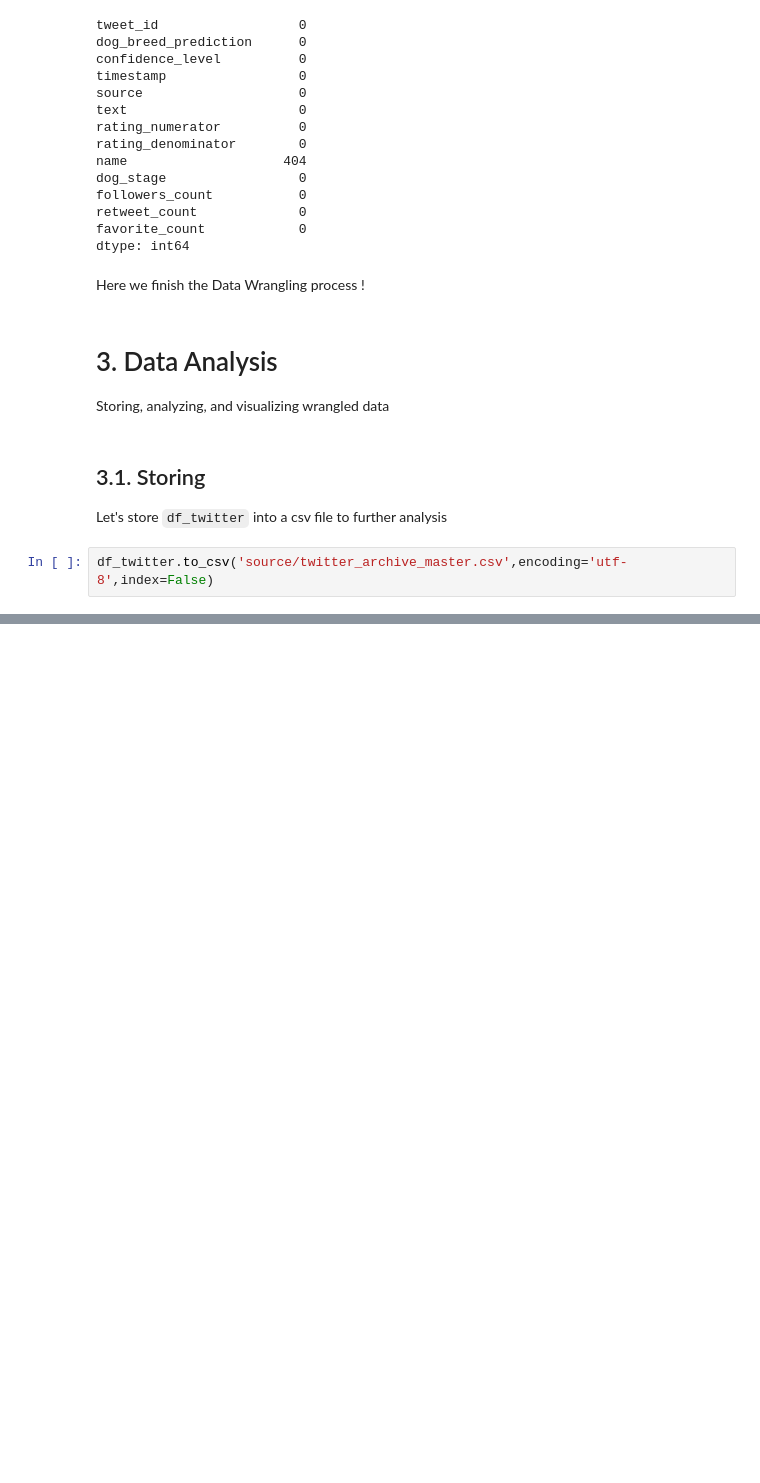
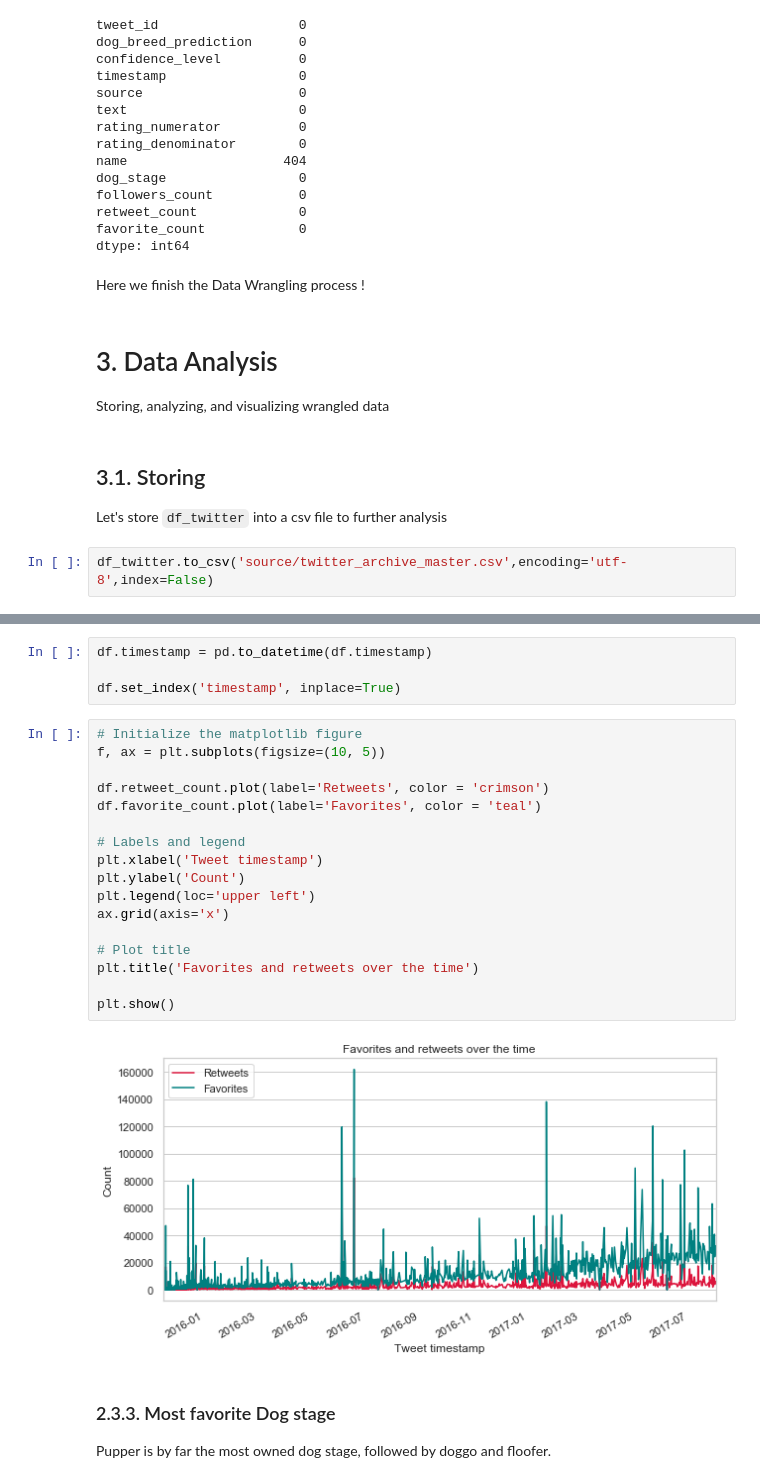
Before and after one commit to fmahlmeister/Data-Analyst-Nanodegree, a Jupyter notebook: 3.Data-Wrangling/3.Wrangle-and-Analyze-Data.ipynb, the cells around one changed output, grey strips where cells are left out. Saved outputs shown, nothing was run; the diff lists cells and outputs as text; blank space fills up the shorter version.

```diff
--- a/3.Data-Wrangling/3.Wrangle-and-Analyze-Data.ipynb
+++ b/3.Data-Wrangling/3.Wrangle-and-Analyze-Data.ipynb
@@ -1380,0 +1461,28 @@ This analysis can be seen in the file `act_report.html`
+# %%
+df.timestamp = pd.to_datetime(df.timestamp)
+
+df.set_index('timestamp', inplace=True)
+# %%
+# Initialize the matplotlib figure
+f, ax = plt.subplots(figsize=(10, 5))
+
+df.retweet_count.plot(label='Retweets', color = 'crimson')
+df.favorite_count.plot(label='Favorites', color = 'teal')
+
+# Labels and legend
+plt.xlabel('Tweet timestamp')
+plt.ylabel('Count')
+plt.legend(loc='upper left')
+ax.grid(axis='x')
+
+# Plot title
+plt.title('Favorites and retweets over the time')
+
+plt.show()
+# %% [output]
+[figure, added]
+# %% [markdown]
+<a id='dog_stage'></a>
+### 2.3.3.  Most favorite Dog stage
+
+Pupper is by far the most owned dog stage, followed by doggo and floofer.
```
Also changed, not shown: parts of 13 cells of this notebook, 1 other file.
